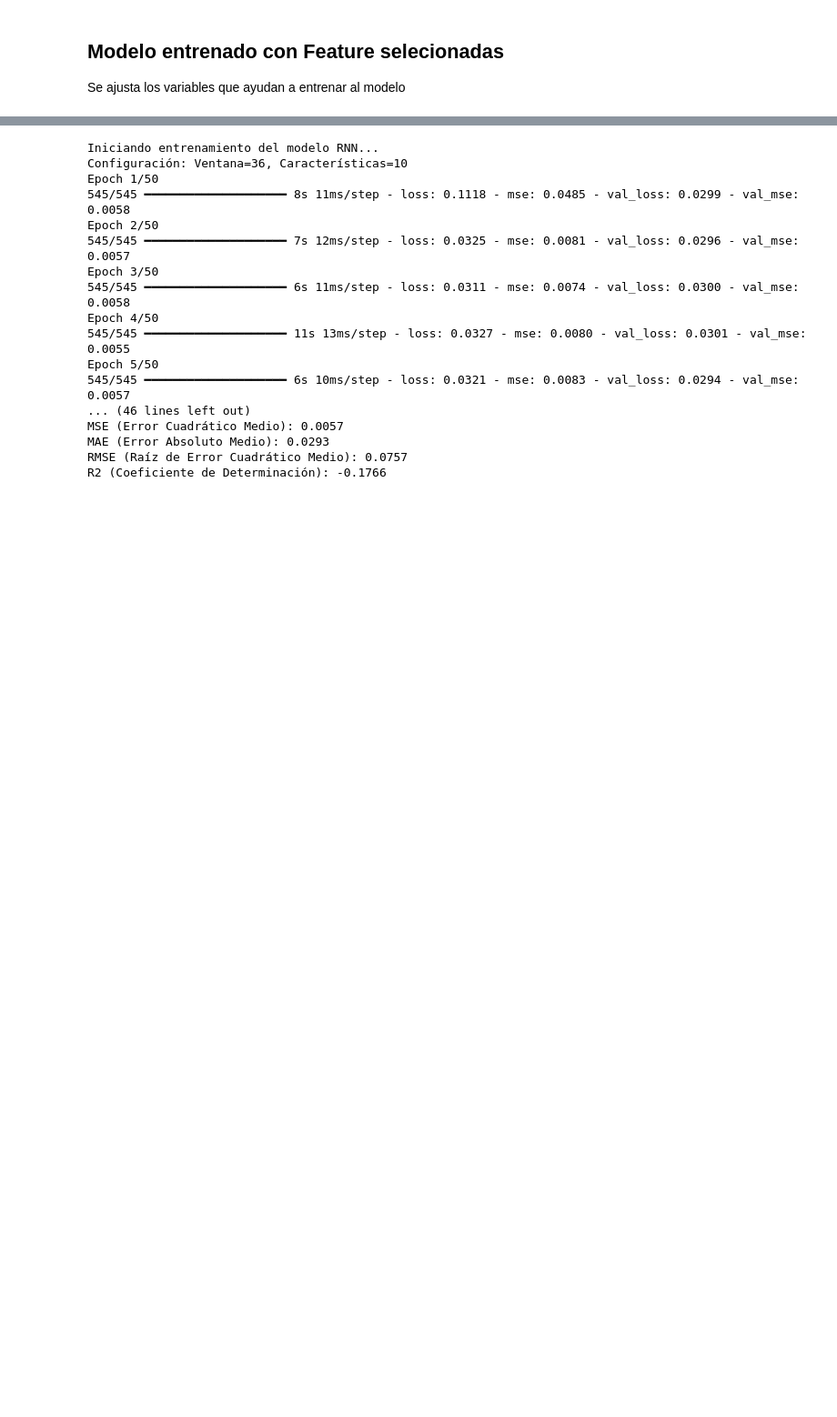
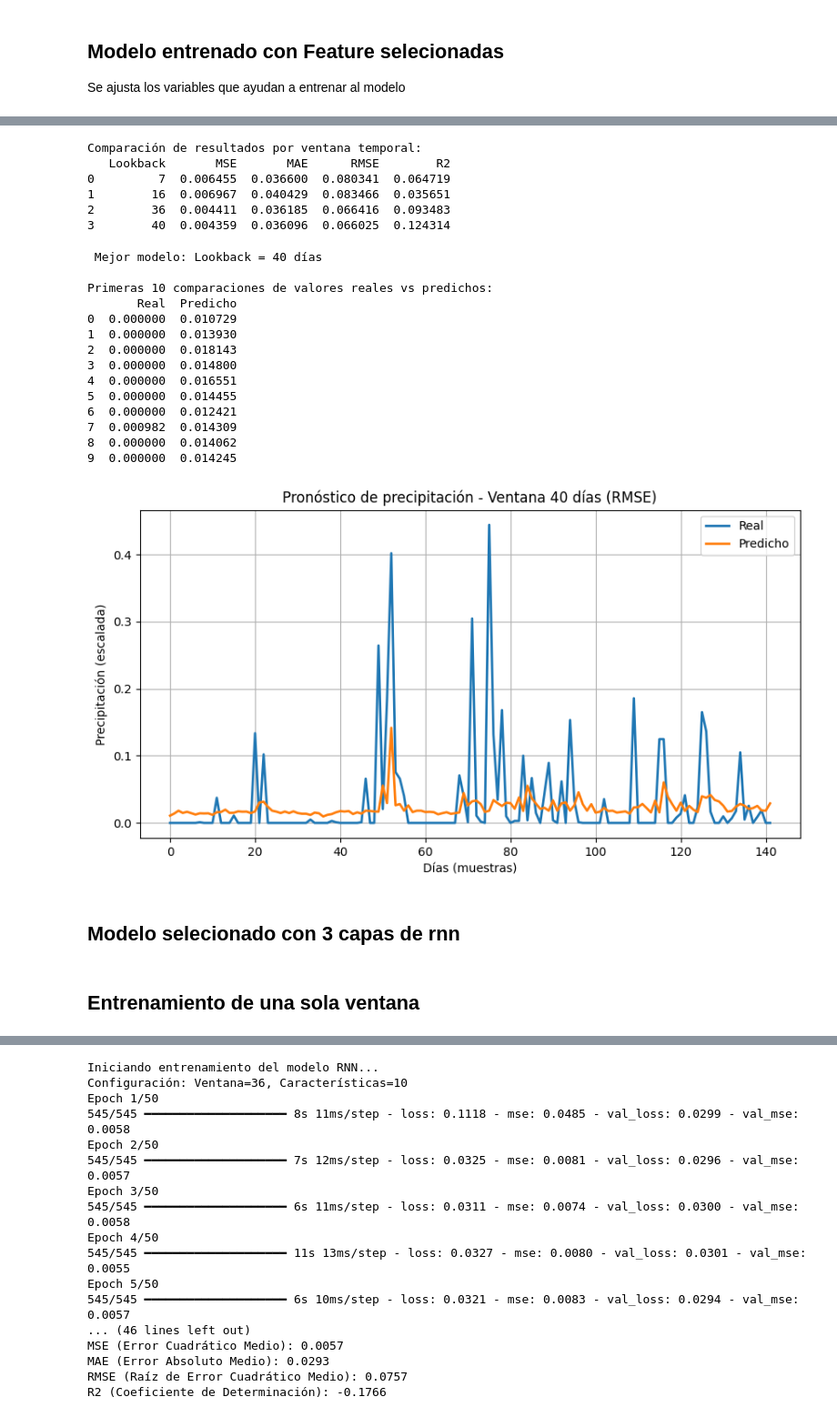
Before and after one commit to Laura9704/Fundamentos_MCD, a Jupyter notebook: Modelo_RNN.ipynb, the cells around one changed output, grey strips where cells are left out. Shown at 91% size. Drawn from its saved outputs; the diff is of its cells as text; code cells hidden in the pictures; blank space fills up the shorter version.

```diff
--- a/Modelo_RNN.ipynb
+++ b/Modelo_RNN.ipynb
@@ -2011,3 +2110,26 @@ Validación:   (146, 36, 10), (146,)
+# %%
+features = ['min_temp','avg_temp',
+            'avg_rel_humidity', 'max_rel_humidity',
+            'solar_radiation',
+            'precipitation_ma5','precipitation_ma7','year' ]
+target = "precipitation"
+
+params = {
+
+'units': 128,
+'lr': 0.001,
+'batch_size': 16,
+'epochs': 70,
+'drop_rate': 0.2,
+'huber_delta': 0.12,
+'loss_func': 'huber',
+'patience': 10
+}
+
+lookbacks = [ 7, 16, 36, 40]
+
+train_rango=('2000-01-01', '2023-12-31')
+val_rango=('2024-01-01', '2024-06-30')
 # %%
 params
 # %% [output]
@@ -2014,0 +2284,47 @@ params
+# %%
+# Tabla comparativa
+result_df = pd.DataFrame(result)
+print("\nComparación de resultados por ventana temporal:")
+print(result_df)
+# %% [output]
+Comparación de resultados por ventana temporal:
+   Lookback       MSE       MAE      RMSE        R2
+0         7  0.006455  0.036600  0.080341  0.064719
+1        16  0.006967  0.040429  0.083466  0.035651
+2        36  0.004411  0.036185  0.066416  0.093483
+3        40  0.004359  0.036096  0.066025  0.124314
+# %%
+best_lookback = result_df.loc[result_df['RMSE'].idxmin(), 'Lookback']
+print(f"\n Mejor modelo: Lookback = {best_lookback} días")
+
+pred_df = predictions_dict[best_lookback]
+print("\nPrimeras 10 comparaciones de valores reales vs predichos:")
+print(pred_df.head(10))
+
+plt.figure(figsize=(10,5))
+plt.plot(pred_df['Real'].values[:200], label='Real', linewidth=2)
+plt.plot(pred_df['Predicho'].values[:200], label='Predicho', linewidth=2)
+plt.title(f'Pronóstico de precipitación - Ventana {best_lookback} días (RMSE)')
+plt.xlabel('Días (muestras)')
+plt.ylabel('Precipitación (escalada)')
+plt.legend()
+plt.grid(True)
+plt.show()
+# %% [output]
+ Mejor modelo: Lookback = 40 días
+
+Primeras 10 comparaciones de valores reales vs predichos:
+       Real  Predicho
+0  0.000000  0.010729
+1  0.000000  0.013930
+2  0.000000  0.018143
+3  0.000000  0.014800
+4  0.000000  0.016551
+5  0.000000  0.014455
+6  0.000000  0.012421
+7  0.000982  0.014309
+8  0.000000  0.014062
+9  0.000000  0.014245
+[figure, added]
+# %% [markdown]
+## Modelo selecionado con 3 capas de rnn
@@ -2014,0 +2434,2 @@ params
+# %% [markdown]
+## Entrenamiento de una sola ventana
```
Also changed, not shown: parts of 18 cells of this notebook.
